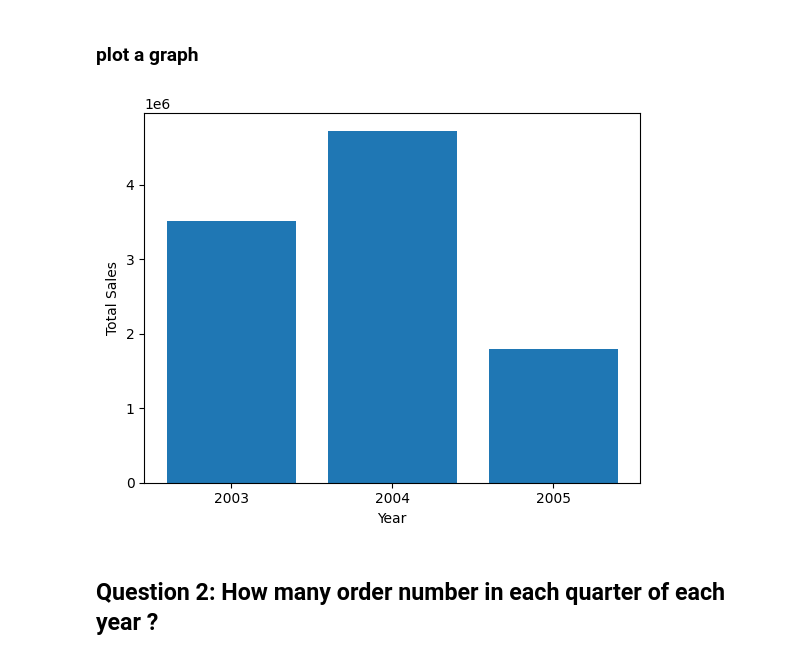
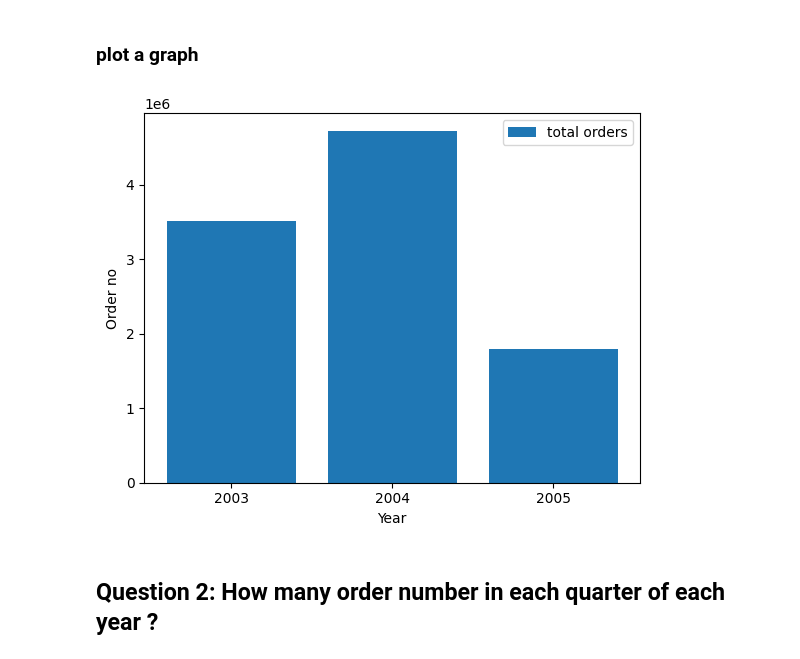
Before and after one commit to Intouch-Pongthorn/Sales-Data-Analysis, a Jupyter notebook: Sales_Analysis.ipynb, the cells around one changed output. Saved outputs shown, nothing was run; the diff lists cells and outputs as text; code cells hidden in the pictures.

Commit message:
edited graph in question 1 and finished question 2

```diff
--- a/Sales_Analysis.ipynb
+++ b/Sales_Analysis.ipynb
@@ -98,13 +98,15 @@ whole_year_sales # [3516979.54, 4724162.6, 1791486.71] total sum of 2003,2004 an
 # %% [markdown]
 ### plot a graph
 # %%
-plt.bar(sale_years,whole_year_sales)
-plt.xticks(sale_years)
+x_axis = np.arange(len(sale_years))
+plt.bar(x_axis,whole_year_sales,width = 0.8, label = 'total orders')
+plt.xticks(x_axis,sale_years)
 plt.xlabel('Year')
-plt.ylabel('Total Sales')
+plt.ylabel('Order no')
+plt.legend()
 plt.show()
 # %% [output]
-[figure, old version]
+[figure, new version]
 # %% [markdown]
 ## Question 2: How many order number in each  quarter of each year ?
 # %% [markdown]
```
Also changed, not shown: parts of 3 cells of this notebook.
